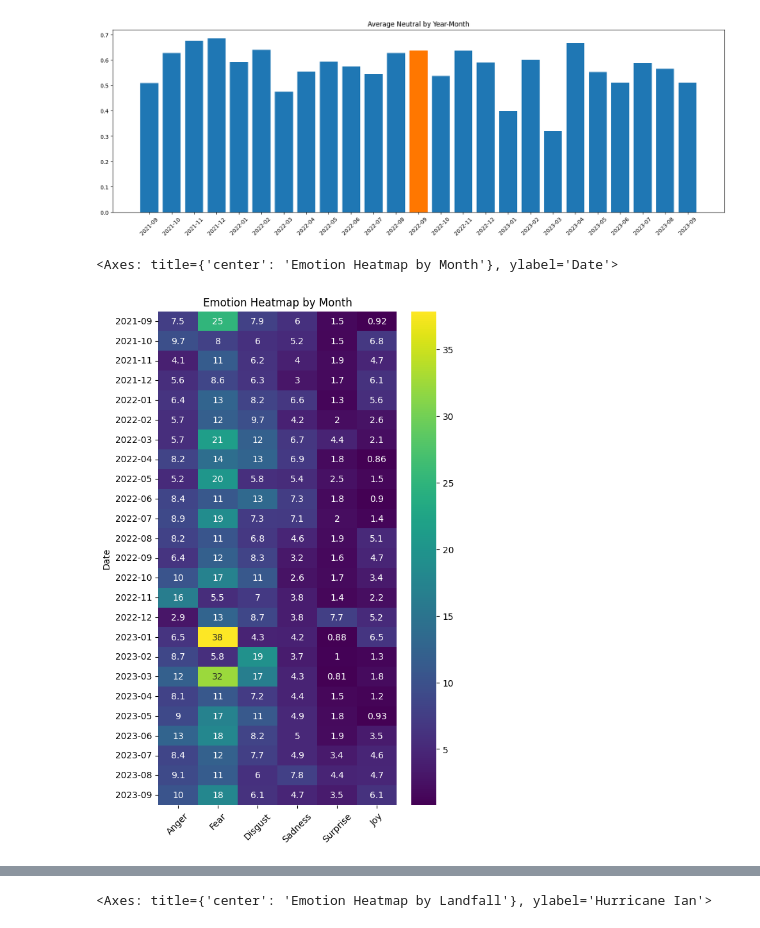
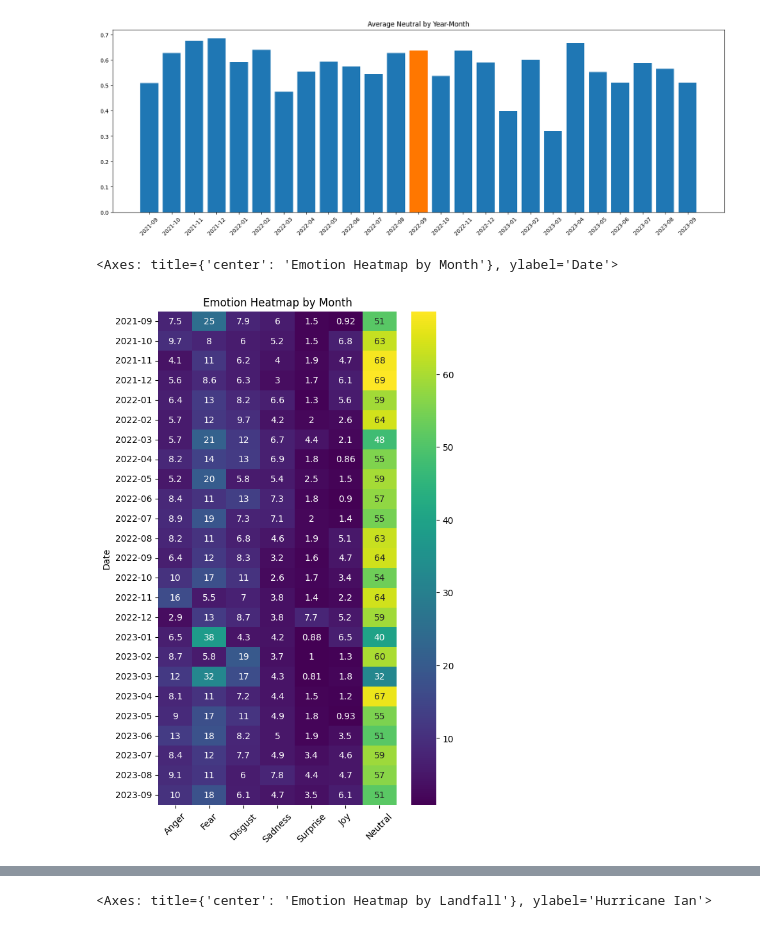
Before and after one commit to hilaryolesen/Capstone, a Jupyter notebook: Final7EmotionCapstoneDATA606.ipynb, the cells around one changed output, grey strips where cells are left out. Drawn from its saved outputs; the diff is of its cells as text; code cells hidden in the pictures.

```diff
--- a/Final7EmotionCapstoneDATA606.ipynb
+++ b/Final7EmotionCapstoneDATA606.ipynb
@@ -263,8 +260,10 @@ emonth=df.groupby('Date')['Anger','Fear','Disgust','Sadness','Surprise','Joy'].m
 # %%
+#all emotions heatmap by month
+emonth=df.groupby('Date')['Anger','Fear','Disgust','Sadness','Surprise','Joy','Neutral'].mean().sort_index()
 plt.figure(figsize=(6,10))
 plt.xticks(rotation=45)
 plt.title('Emotion Heatmap by Month')
 sns.heatmap(emonth*100,annot=True,cmap='viridis')
 # %% [output]
 <Axes: title={'center': 'Emotion Heatmap by Month'}, ylabel='Date'>
-[figure, old version]
+[figure, new version]
```
Also changed, not shown: parts of 6 cells of this notebook.
